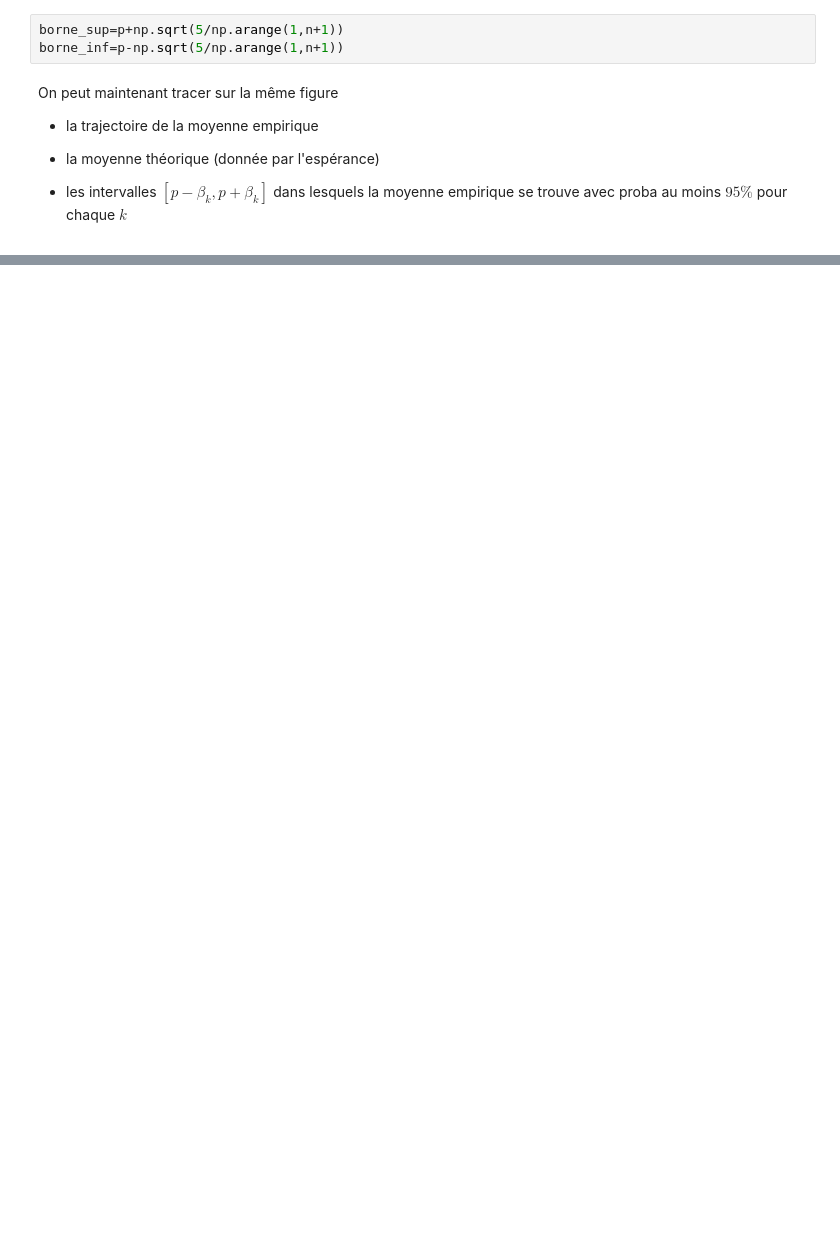
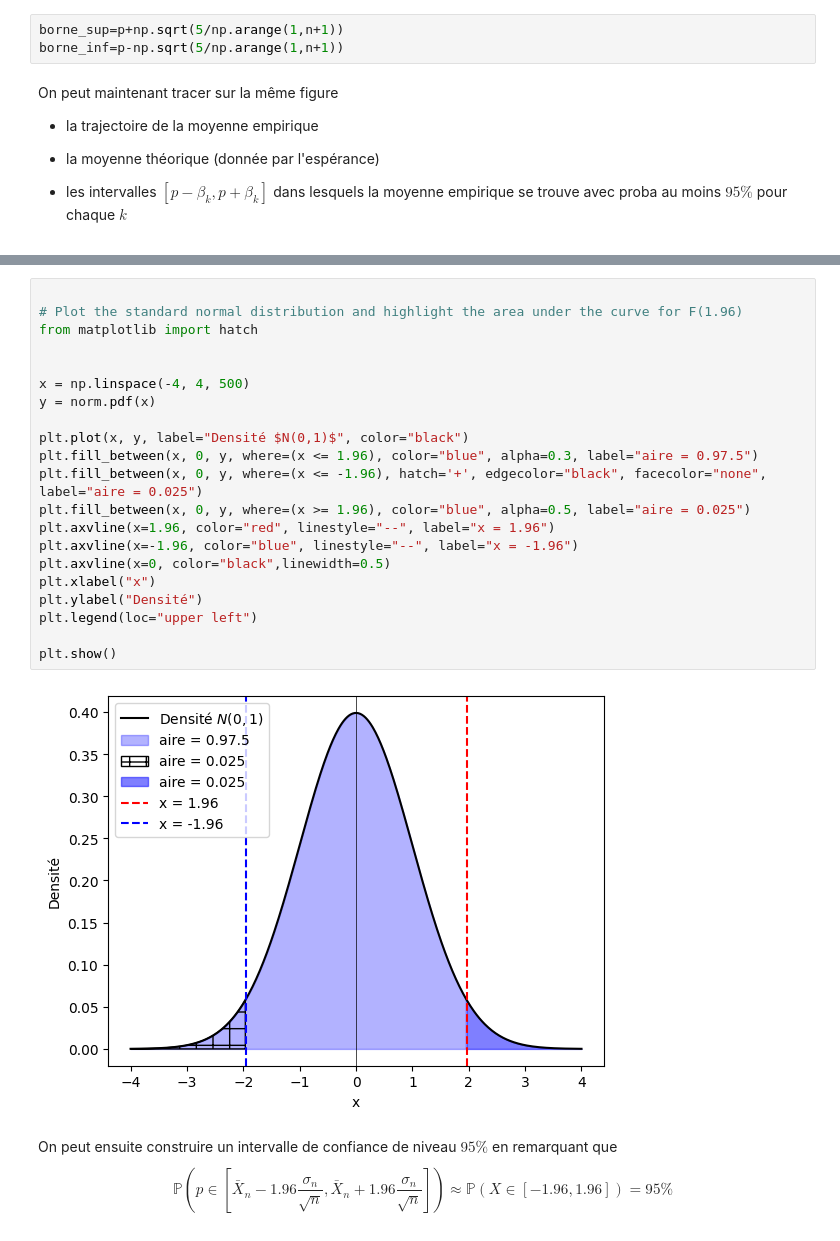
Before and after one commit to jtourniaire/git_code_L2, a Jupyter notebook: LGN.ipynb, the cells around one changed output, grey strips where cells are left out. Drawn from its saved outputs; the diff is of its cells as text; blank space fills up the shorter version.

```diff
--- a/LGN.ipynb
+++ b/LGN.ipynb
@@ -57,0 +182,28 @@ plt.show()
+# %%
+
+# Plot the standard normal distribution and highlight the area under the curve for F(1.96)
+from matplotlib import hatch
+
+
+x = np.linspace(-4, 4, 500)
+y = norm.pdf(x)
+
+plt.plot(x, y, label="Densité $N(0,1)$", color="black")
+plt.fill_between(x, 0, y, where=(x <= 1.96), color="blue", alpha=0.3, label="aire = 0.97.5")
+plt.fill_between(x, 0, y, where=(x <= -1.96), hatch='+', edgecolor="black", facecolor="none", label="aire = 0.025")
+plt.fill_between(x, 0, y, where=(x >= 1.96), color="blue", alpha=0.5, label="aire = 0.025")
+plt.axvline(x=1.96, color="red", linestyle="--", label="x = 1.96")
+plt.axvline(x=-1.96, color="blue", linestyle="--", label="x = -1.96")
+plt.axvline(x=0, color="black",linewidth=0.5)
+plt.xlabel("x")
+plt.ylabel("Densité")
+plt.legend(loc="upper left")
+
+plt.show()
+# %% [output]
+[figure, added]
+# %% [markdown]
+On peut ensuite construire un intervalle de confiance de niveau $95\%$ en remarquant que
+\begin{equation}
+ \mathbb{P}\left(p\in \left[ \bar{X}_n-1.96\frac{\sigma_n}{\sqrt{n}}, \bar{X}_n+1.96\frac{\sigma_n}{\sqrt{n}} \right]\right) \approx \mathbb{P}\left(X\in [-1.96,1.96]\right)=95\%
+\end{equation}
```
Also changed, not shown: parts of 18 cells of this notebook.
